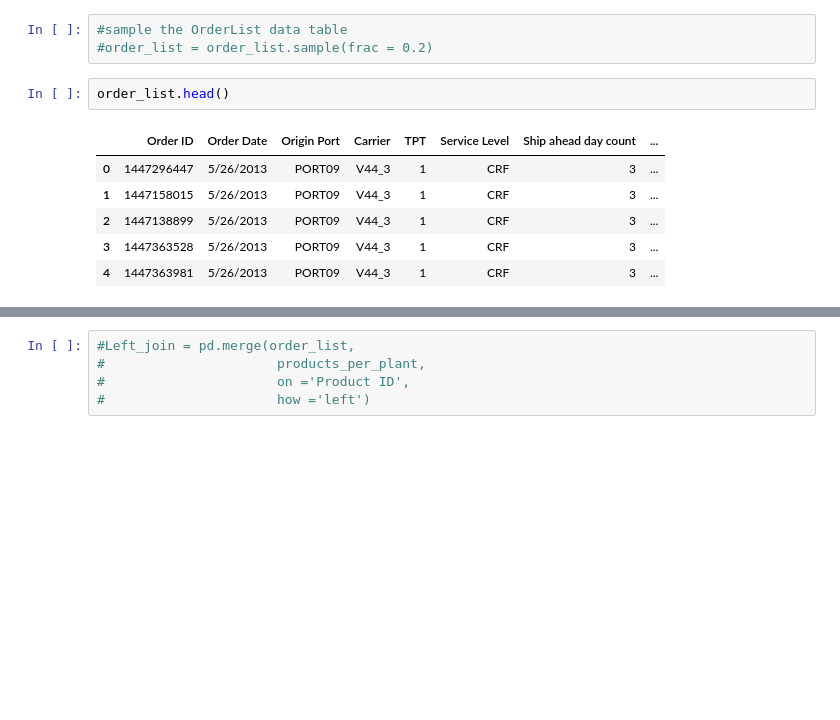
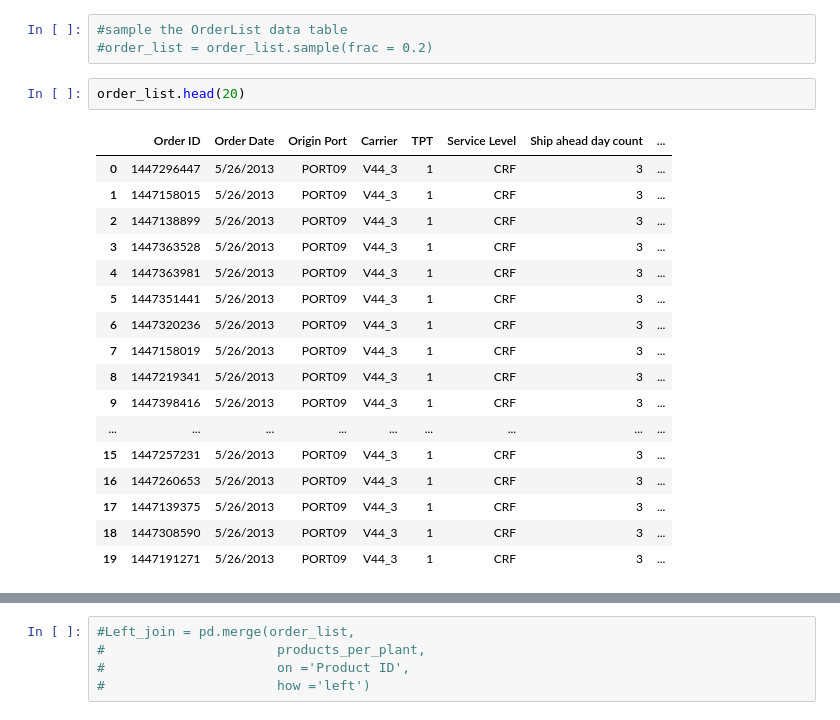
Before and after one commit to matjco/shipping_logistics_project, a Jupyter notebook: Shipping project.ipynb, the cells around one changed output, grey strips where cells are left out. Saved outputs shown, nothing was run; the diff lists cells and outputs as text; blank space fills up the shorter version.

```diff
--- a/Shipping project.ipynb
+++ b/Shipping project.ipynb
@@ -22,11 +22,22 @@ plant_ports = pd.read_csv(r'C:\Users\mattt\Documents\Spring 2024\STAT 4188\shipp
 #sample the OrderList data table
 #order_list = order_list.sample(frac = 0.2)
 # %%
-order_list.head()
+order_list.head(20)
 # %% [output]
 |  | Order ID | Order Date | Origin Port | Carrier | TPT | Service Level | Ship ahead day count | ... |
 | 0 | 1447296447 | 5/26/2013 | PORT09 | V44_3 | 1 | CRF | 3 | ... |
 | 1 | 1447158015 | 5/26/2013 | PORT09 | V44_3 | 1 | CRF | 3 | ... |
 | 2 | 1447138899 | 5/26/2013 | PORT09 | V44_3 | 1 | CRF | 3 | ... |
 | 3 | 1447363528 | 5/26/2013 | PORT09 | V44_3 | 1 | CRF | 3 | ... |
 | 4 | 1447363981 | 5/26/2013 | PORT09 | V44_3 | 1 | CRF | 3 | ... |
+| 5 | 1447351441 | 5/26/2013 | PORT09 | V44_3 | 1 | CRF | 3 | ... |
+| 6 | 1447320236 | 5/26/2013 | PORT09 | V44_3 | 1 | CRF | 3 | ... |
+| 7 | 1447158019 | 5/26/2013 | PORT09 | V44_3 | 1 | CRF | 3 | ... |
+| 8 | 1447219341 | 5/26/2013 | PORT09 | V44_3 | 1 | CRF | 3 | ... |
+| 9 | 1447398416 | 5/26/2013 | PORT09 | V44_3 | 1 | CRF | 3 | ... |
+| ... | ... | ... | ... | ... | ... | ... | ... | ... |
+| 15 | 1447257231 | 5/26/2013 | PORT09 | V44_3 | 1 | CRF | 3 | ... |
+| 16 | 1447260653 | 5/26/2013 | PORT09 | V44_3 | 1 | CRF | 3 | ... |
+| 17 | 1447139375 | 5/26/2013 | PORT09 | V44_3 | 1 | CRF | 3 | ... |
+| 18 | 1447308590 | 5/26/2013 | PORT09 | V44_3 | 1 | CRF | 3 | ... |
+| 19 | 1447191271 | 5/26/2013 | PORT09 | V44_3 | 1 | CRF | 3 | ... |
```
Also changed, not shown: parts of 29 cells of this notebook.
